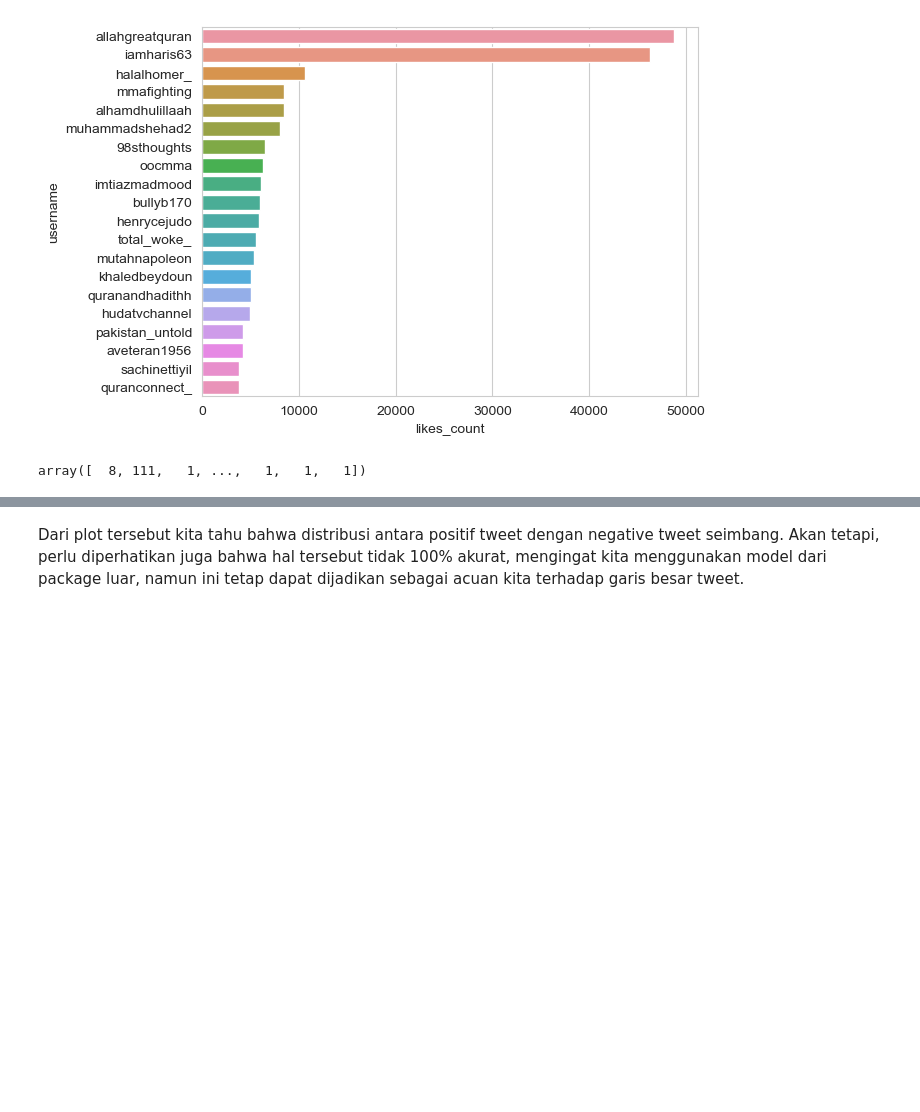
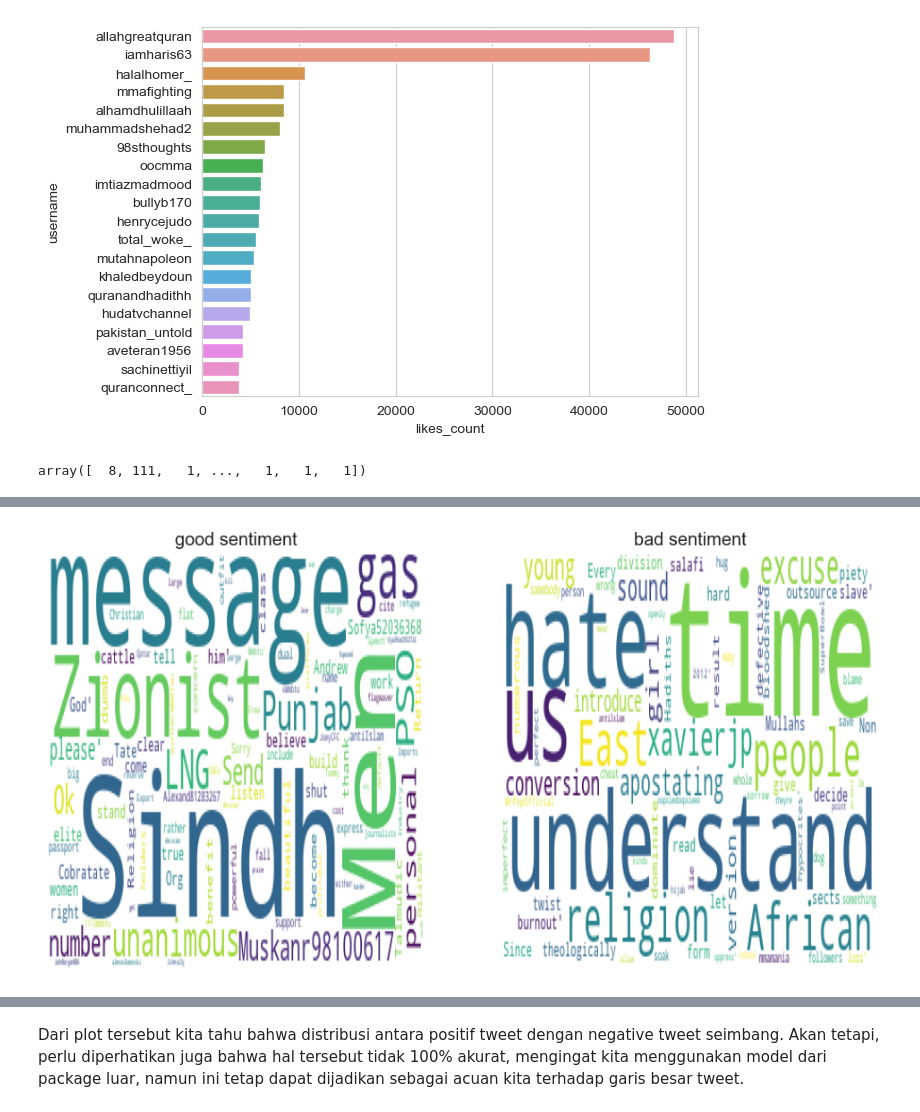
Before and after one commit to rarmnsyah/DATASCIENCE, a Jupyter notebook: analysis-twit-sentiment-project/main.ipynb, the cells around one changed output, grey strips where cells are left out. Drawn from its saved outputs; the diff is of its cells as text; code cells hidden in the pictures; blank space fills up the shorter version.

Commit message:
add n_gram_words visualizations

```diff
--- a/analysis-twit-sentiment-project/main.ipynb
+++ b/analysis-twit-sentiment-project/main.ipynb
@@ -328,0 +320,17 @@ plt.show()
+# %%
+wordcloud_t_lemmed_good = WordCloud(background_color='white',stopwords=stops).generate(str(df_copy[df_copy['sentiment'] == 'pos']['lemmed_tweet'].values))
+wordcloud_t_lemmed_bad = WordCloud(background_color='white',stopwords=stops).generate(str(df_copy[df_copy['sentiment'] == 'neg']['lemmed_tweet'].values))
+
+fig, (ax1, ax2) = plt.subplots(nrows=1, ncols=2, figsize=(12, 6))
+
+ax1.imshow(wordcloud_t_lemmed_good, aspect="auto")
+ax1.title.set_text('good sentiment')
+ax1.axis('off')
+
+ax2.imshow(wordcloud_t_lemmed_bad, aspect="auto")
+ax2.title.set_text('bad sentiment')
+ax2.axis('off')
+
+plt.show()
+# %% [output]
+[figure, added]
```
Also changed, not shown: parts of 26 cells of this notebook.
